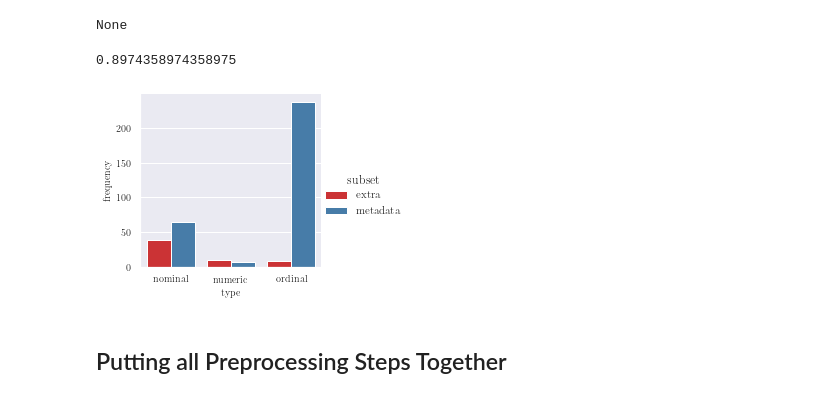
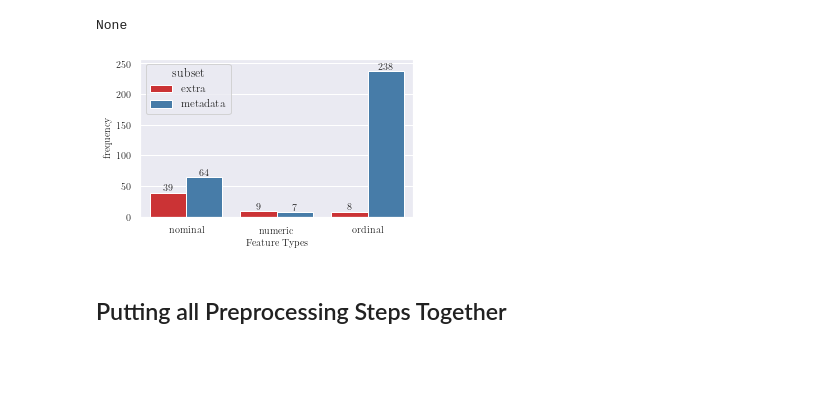
Before and after one commit to FadyMorris/udacity-aws-mlnd-capstone-arvato, a Jupyter notebook: notebooks/01_data-exploration.ipynb, the cells around one changed output. Cells and saved outputs as stored; diff of their text form; code cells hidden in the pictures; blank space fills up the shorter version.

```diff
--- a/notebooks/01_data-exploration.ipynb
+++ b/notebooks/01_data-exploration.ipynb
@@ -826,23 +839,20 @@ save_latex_table(
 )
 # %% [output]
 None
-# %%
-350/390
-# %% [output]
-0.8974358974358975
-# %%
-figsize = set_report_fig_size(fraction=0.5)
-g = sns.catplot(
-    data=df_metadata_stats,
-    kind="bar",
-    x="type", y="frequency", hue="subset",
-    ci="sd", palette="Set1",
-    height = figsize[0],
-    aspect = 1.1
-)
-g.savefig(os.path.join(dir_figures, '07_feature-types.pdf'), backend='pgf')
-# %% [output]
-[figure, removed]
+# %%
+fig, ax = plt.subplots(figsize=set_report_fig_size(fraction=0.7))
+g = sns.barplot(
+    x='type', y='frequency', hue='subset', data=df_metadata_stats,
+    palette="Set1",
+    ax=ax
+)
+g.set_ylim(top=df_metadata_stats['frequency'].max() + 20)
+g.set_xlabel('Feature Types')
+for container in g.containers:
+    g.bar_label(container)
+fig.savefig(os.path.join(dir_figures, '07_feature-types.pdf'), backend='pgf')
+# %% [output]
+[figure, added]
 # %% [markdown]
 ## Putting all Preprocessing Steps Together
 # %% [markdown]
```
Also changed, not shown: parts of 4 cells of this notebook, 13 other files.
